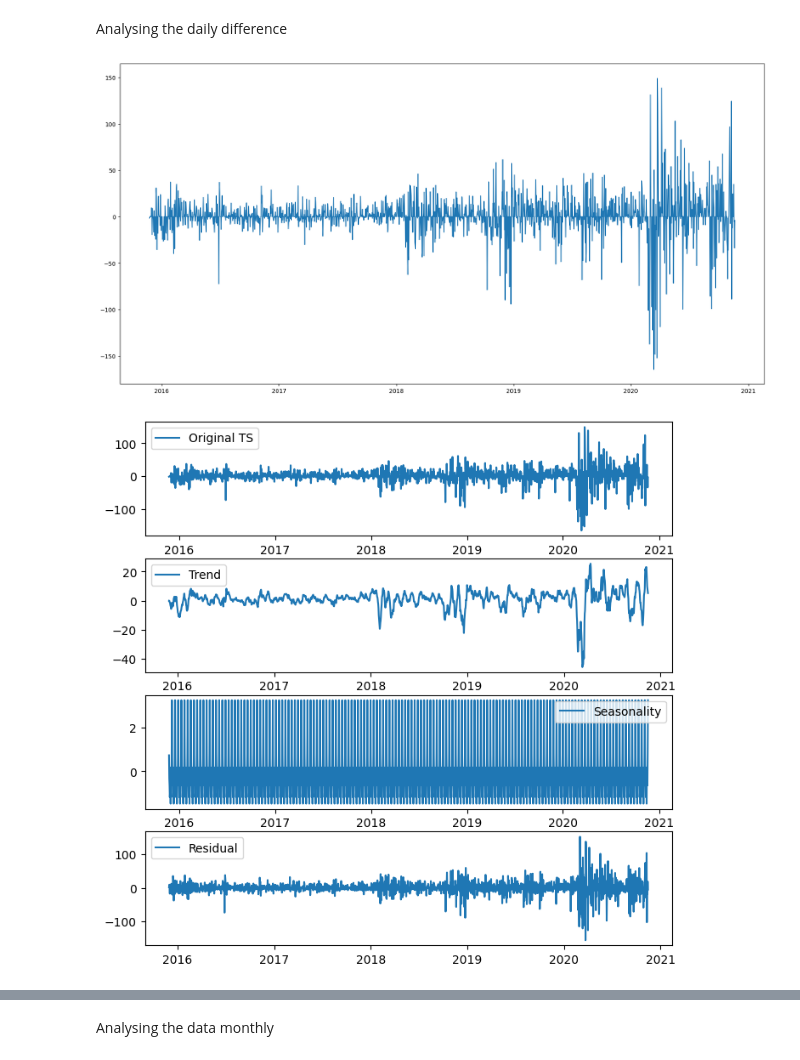
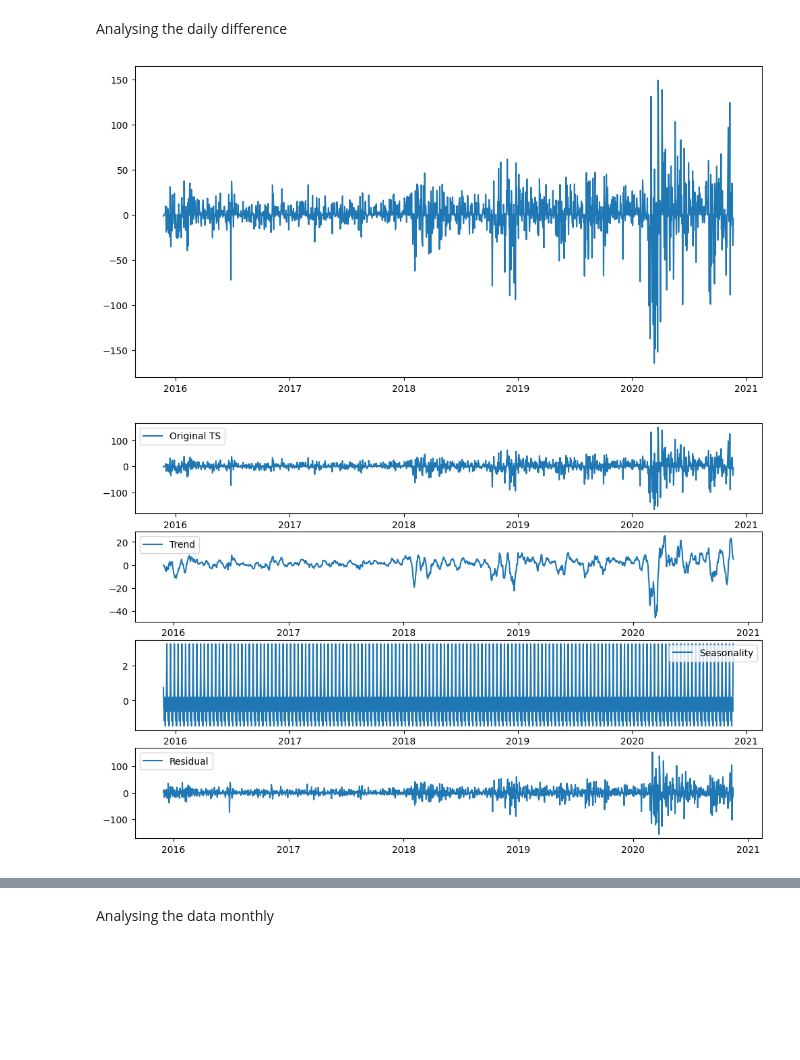
Before and after one commit to TheNoobGoda/time_series_project, a Jupyter notebook: yahoo_stock.ipynb, the cells around one changed output, grey strips where cells are left out. Saved outputs shown, nothing was run; the diff lists cells and outputs as text; code cells hidden in the pictures; blank space fills up the shorter version.

```diff
--- a/yahoo_stock.ipynb
+++ b/yahoo_stock.ipynb
@@ -129,28 +142,28 @@ Analysing the daily difference
 # %%
 daily_diff = df.diff()
 
-plt.figure(figsize=(20,10))
+plt.figure(figsize=(12,6))
 #plt.scatter(monthly_diff.index,monthly_diff['High'])
 plt.plot(daily_diff.index,daily_diff['High'])
 plt.show()
 # %% [output]
-[figure, old version]
+[figure, new version]
 # %%
 decompose_add=seasonal_decompose(daily_diff['High'][1:], model='additive', period=12)
-plt.figure(figsize=(8,8))
+plt.figure(figsize=(12,8))
 plt.subplot(411)
 plt.plot(daily_diff['High'], label='Original TS')
 plt.legend(loc='best')
 plt.subplot(412)
 plt.plot(decompose_add.trend, label='Trend')
 plt.legend(loc='best')
 plt.subplot(413)
 plt.plot(decompose_add.seasonal,label='Seasonality')
 plt.legend(loc='best')
 plt.subplot(414)
 plt.plot(decompose_add.resid, label='Residual')
 plt.legend(loc='best')
 plt.show()
 # %% [output]
-[figure, old version]
+[figure, new version]
 # %%
```
Also changed, not shown: parts of 9 cells of this notebook.
